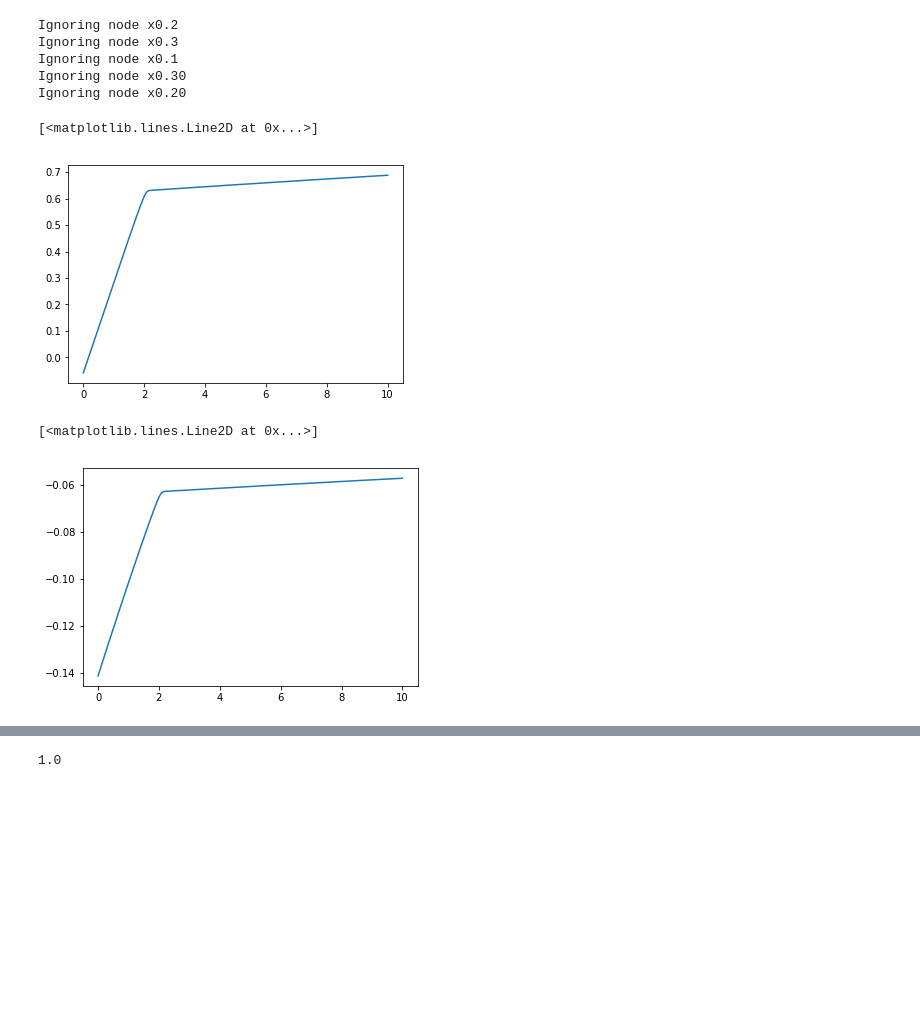
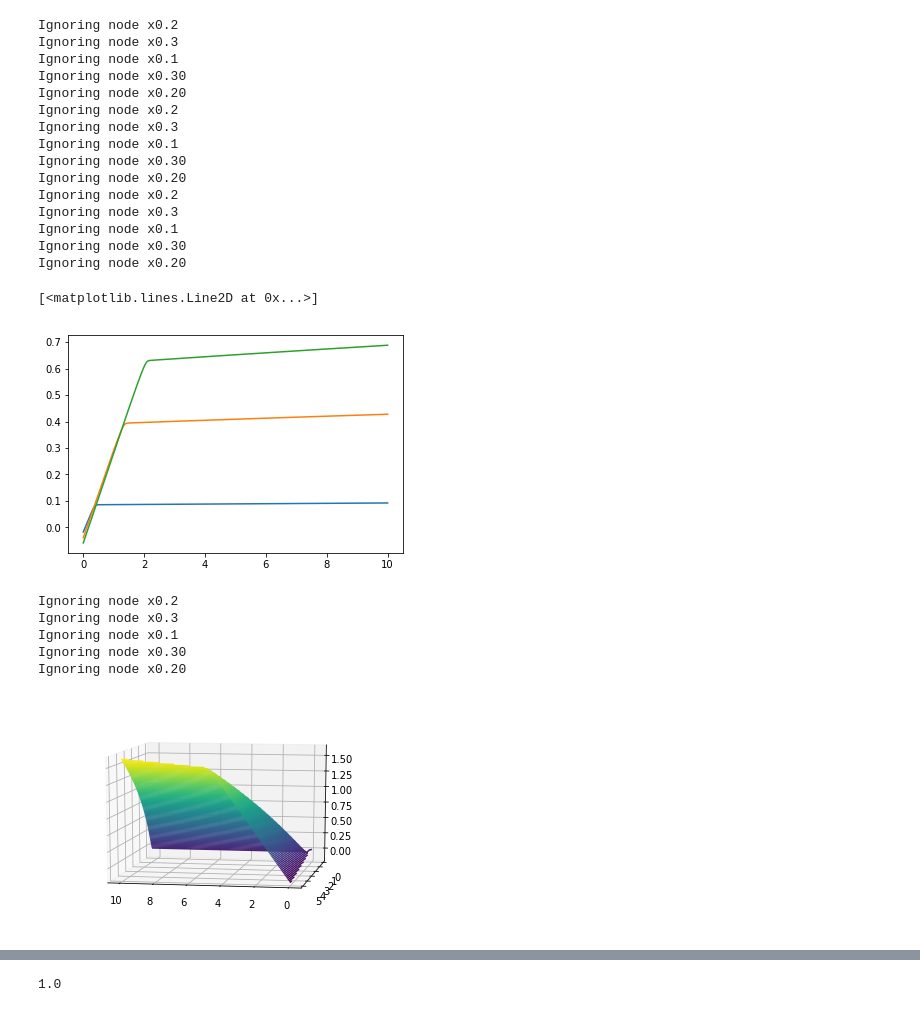
Before and after one commit to newhouseb/turmeric, a Jupyter notebook: basic_circuits.ipynb, the cells around one changed output, grey strips where cells are left out. Drawn from its saved outputs; the diff is of its cells as text; code cells hidden in the pictures; blank space fills up the shorter version.

```diff
--- a/basic_circuits.ipynb
+++ b/basic_circuits.ipynb
@@ -19,19 +19,50 @@ SVG(c.render_svg())
 # %% [output]
 [drawing not drawn]
 # %%
+dcB.voltage = 1
 c.compute_dc_sweep((dcC, 0, 10, 0.01))
 plt.plot(c.sweep, -dcC.current)
-#plt.plot(c.sweep, -dcC.current)
+
+dcB.voltage = 1.5
+c.compute_dc_sweep((dcC, 0, 10, 0.01))
+plt.plot(c.sweep, -dcC.current)
+
+dcB.voltage = 2
+c.compute_dc_sweep((dcC, 0, 10, 0.01))
+plt.plot(c.sweep, -dcC.current)
 # %% [output]
 Ignoring node x0.2
 Ignoring node x0.3
 Ignoring node x0.1
 Ignoring node x0.30
 Ignoring node x0.20
+Ignoring node x0.2
+Ignoring node x0.3
+Ignoring node x0.1
+Ignoring node x0.30
+Ignoring node x0.20
+Ignoring node x0.2
+Ignoring node x0.3
+Ignoring node x0.1
+Ignoring node x0.30
+Ignoring node x0.20
 [<matplotlib.lines.Line2D at 0x...>]
-[figure, old version]
+[figure, new version]
-# %%
-plt.plot(c.sweep, dcB.current)
-# %% [output]
-[<matplotlib.lines.Line2D at 0x...>]
-[figure, removed]
+# %%
+from mpl_toolkits import mplot3d
+
+import numpy as np
+
+c.compute_dc_sweep((dcC, 0, 10, 0.2), (dcB, 0, 5, 0.1))
+fig = plt.figure()
+ax = plt.axes(projection='3d')
+ax.contour3D(np.arange(0,10.1,0.2), np.arange(0,5.1, 0.1), np.array(-dcC.current).reshape(51,51), 100, cmap='viridis')
+
+ax.view_init(10, 100)
+# %% [output]
+Ignoring node x0.2
+Ignoring node x0.3
+Ignoring node x0.1
+Ignoring node x0.30
+Ignoring node x0.20
+[figure, added]
```
Also changed, not shown: parts of 6 cells of this notebook, 2 other files.
